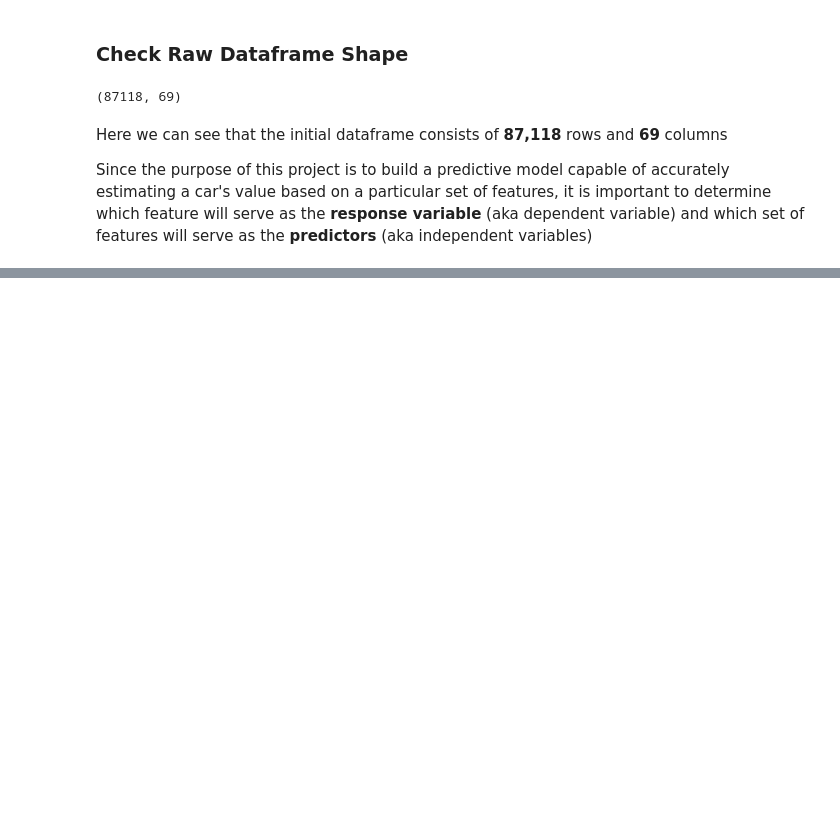
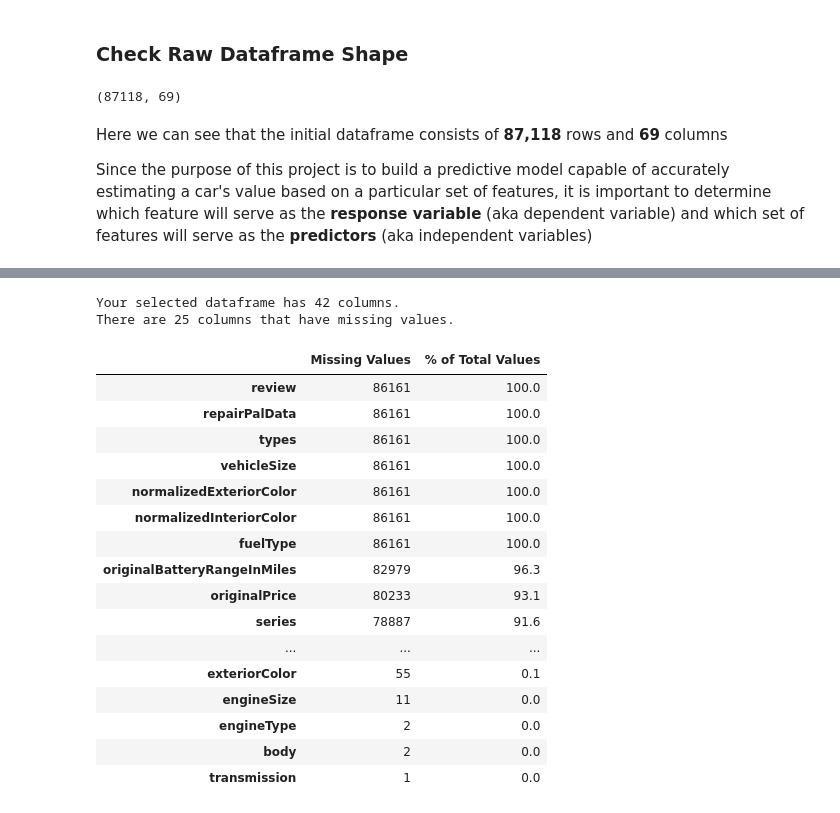
Before and after one commit to demyasa/Predictive-Analysis-of-Car-Trade-In-Values, a Jupyter notebook: EDA_2.ipynb, the cells around one changed output, grey strips where cells are left out. Drawn from its saved outputs; the diff is of its cells as text; code cells hidden in the pictures; blank space fills up the shorter version.

```diff
--- a/EDA_2.ipynb
+++ b/EDA_2.ipynb
@@ -101,0 +145,55 @@ Based on the features listed in the raw dataframe above, it is plausible that th
+# %%
+# Use method to display a list of missing values and their percentages
+
+# credit: https://www.kaggle.com/willkoehrsen/start-here-a-gentle-introduction.
+
+def missing_values_table(df):
+    # Total missing values
+    mis_val = df.isnull().sum()
+
+    # Percentage of missing values
+    mis_val_percent = 100 * df.isnull().sum() / len(df)
+
+    # Make a table with the results
+    mis_val_table = pd.concat([mis_val, mis_val_percent], axis=1)
+
+    # Rename the columns
+    mis_val_table_ren_columns = mis_val_table.rename(
+    columns = {0 : 'Missing Values', 1 : '% of Total Values'})
+
+    # Sort the table by percentage of missing descending
+    mis_val_table_ren_columns = mis_val_table_ren_columns[
+        mis_val_table_ren_columns.iloc[:,1] != 0].sort_values(
+    '% of Total Values', ascending=False).round(1)
+
+    # Print some summary information
+    print ("Your selected dataframe has " + str(df.shape[1]) + " columns.\n"
+        "There are " + str(mis_val_table_ren_columns.shape[0]) +
+            " columns that have missing values.")
+
+    # Return the dataframe with missing information
+    return mis_val_table_ren_columns
+# %%
+# Apply missing values table method on the dataframe
+missing_vals = missing_values_table(df)
+missing_vals
+# %% [output]
+Your selected dataframe has 42 columns.
+There are 25 columns that have missing values.
+|  | Missing Values | % of Total Values |
+| review | 86161 | 100.0 |
+| repairPalData | 86161 | 100.0 |
+| types | 86161 | 100.0 |
+| vehicleSize | 86161 | 100.0 |
+| normalizedExteriorColor | 86161 | 100.0 |
+| normalizedInteriorColor | 86161 | 100.0 |
+| fuelType | 86161 | 100.0 |
+| originalBatteryRangeInMiles | 82979 | 96.3 |
+| originalPrice | 80233 | 93.1 |
+| series | 78887 | 91.6 |
+| ... | ... | ... |
+| exteriorColor | 55 | 0.1 |
+| engineSize | 11 | 0.0 |
+| engineType | 2 | 0.0 |
+| body | 2 | 0.0 |
+| transmission | 1 | 0.0 |
```
Also changed, not shown: parts of 11 cells of this notebook.
